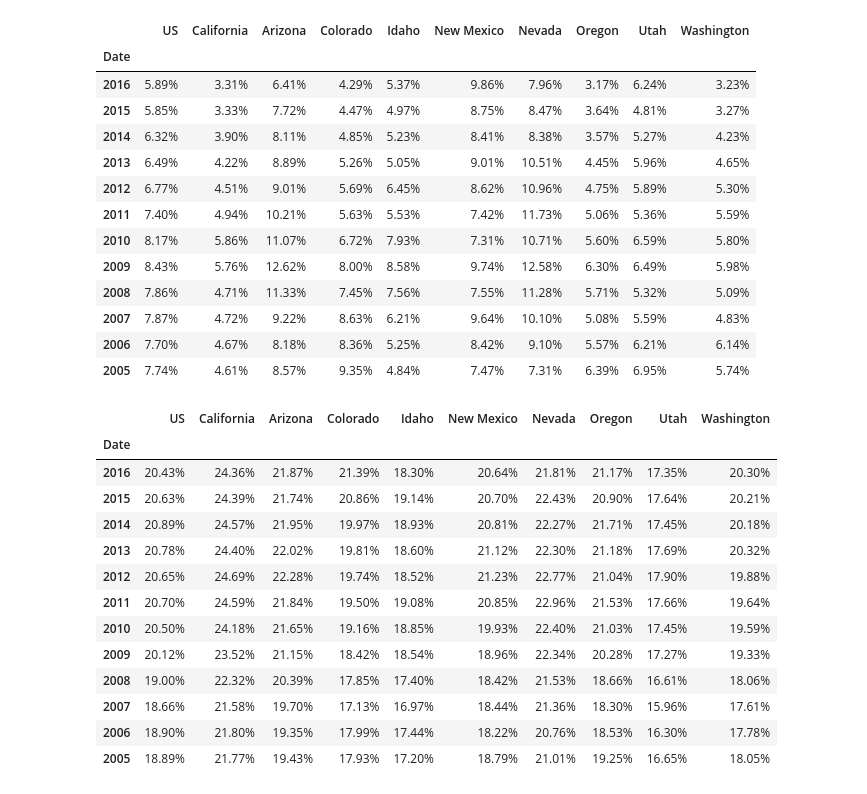
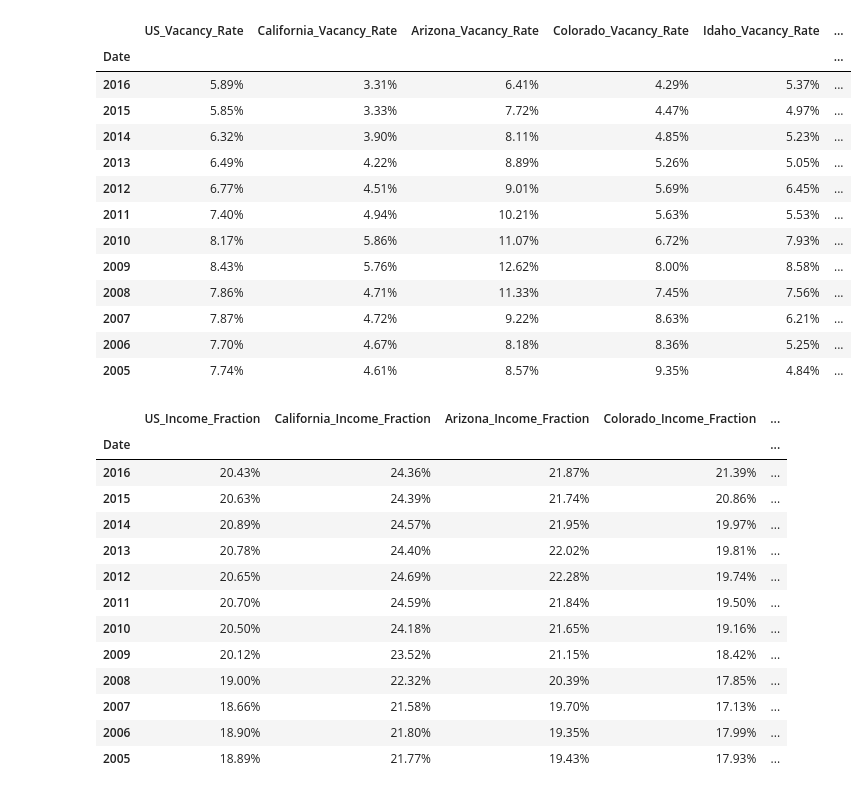
Before and after one commit to charlasu/california-quitters, a Jupyter notebook: code/Rental_Scrape.ipynb, the cells around one changed output. Drawn from its saved outputs; the diff is of its cells as text; code cells hidden in the pictures.

```diff
--- a/code/Rental_Scrape.ipynb
+++ b/code/Rental_Scrape.ipynb
@@ -66,27 +67,28 @@ for state in states:
 # %%
 #scrub the data frame and output to csv
 vacancy_df = pd.concat(vacancy_tables, sort=True)
 vacancy_df = vacancy_df.drop_duplicates()
 vacancy_df.columns = vacancy_df.loc['Date']
 vacancy_df = vacancy_df.transpose()
 vacancy_df = vacancy_df.drop(['Date'], axis=1)
-vacancy_df.to_csv('numbers_output/vacancy_rate.csv')
+vacancy_df.columns = vacancy_df.columns.str.replace(" ", "_")
+vacancy_df = vacancy_df.add_suffix("_Vacancy_Rate")
 vacancy_df
 # %% [output]
-|  | US | California | Arizona | Colorado | Idaho | New Mexico | Nevada | Oregon | Utah | Washington |
-| Date |  |  |  |  |  |  |  |  |  |  |
-| 2016 | 5.89% | 3.31% | 6.41% | 4.29% | 5.37% | 9.86% | 7.96% | 3.17% | 6.24% | 3.23% |
-| 2015 | 5.85% | 3.33% | 7.72% | 4.47% | 4.97% | 8.75% | 8.47% | 3.64% | 4.81% | 3.27% |
-| 2014 | 6.32% | 3.90% | 8.11% | 4.85% | 5.23% | 8.41% | 8.38% | 3.57% | 5.27% | 4.23% |
-| 2013 | 6.49% | 4.22% | 8.89% | 5.26% | 5.05% | 9.01% | 10.51% | 4.45% | 5.96% | 4.65% |
-| 2012 | 6.77% | 4.51% | 9.01% | 5.69% | 6.45% | 8.62% | 10.96% | 4.75% | 5.89% | 5.30% |
-| 2011 | 7.40% | 4.94% | 10.21% | 5.63% | 5.53% | 7.42% | 11.73% | 5.06% | 5.36% | 5.59% |
-| 2010 | 8.17% | 5.86% | 11.07% | 6.72% | 7.93% | 7.31% | 10.71% | 5.60% | 6.59% | 5.80% |
-| 2009 | 8.43% | 5.76% | 12.62% | 8.00% | 8.58% | 9.74% | 12.58% | 6.30% | 6.49% | 5.98% |
-| 2008 | 7.86% | 4.71% | 11.33% | 7.45% | 7.56% | 7.55% | 11.28% | 5.71% | 5.32% | 5.09% |
-| 2007 | 7.87% | 4.72% | 9.22% | 8.63% | 6.21% | 9.64% | 10.10% | 5.08% | 5.59% | 4.83% |
-| 2006 | 7.70% | 4.67% | 8.18% | 8.36% | 5.25% | 8.42% | 9.10% | 5.57% | 6.21% | 6.14% |
-| 2005 | 7.74% | 4.61% | 8.57% | 9.35% | 4.84% | 7.47% | 7.31% | 6.39% | 6.95% | 5.74% |
+|  | US_Vacancy_Rate | California_Vacancy_Rate | Arizona_Vacancy_Rate | Colorado_Vacancy_Rate | Idaho_Vacancy_Rate | ... |
+| Date |  |  |  |  |  | ... |
+| 2016 | 5.89% | 3.31% | 6.41% | 4.29% | 5.37% | ... |
+| 2015 | 5.85% | 3.33% | 7.72% | 4.47% | 4.97% | ... |
+| 2014 | 6.32% | 3.90% | 8.11% | 4.85% | 5.23% | ... |
+| 2013 | 6.49% | 4.22% | 8.89% | 5.26% | 5.05% | ... |
+| 2012 | 6.77% | 4.51% | 9.01% | 5.69% | 6.45% | ... |
+| 2011 | 7.40% | 4.94% | 10.21% | 5.63% | 5.53% | ... |
+| 2010 | 8.17% | 5.86% | 11.07% | 6.72% | 7.93% | ... |
+| 2009 | 8.43% | 5.76% | 12.62% | 8.00% | 8.58% | ... |
+| 2008 | 7.86% | 4.71% | 11.33% | 7.45% | 7.56% | ... |
+| 2007 | 7.87% | 4.72% | 9.22% | 8.63% | 6.21% | ... |
+| 2006 | 7.70% | 4.67% | 8.18% | 8.36% | 5.25% | ... |
+| 2005 | 7.74% | 4.61% | 8.57% | 9.35% | 4.84% | ... |
 # %%
 #intialize a list to store dataframes of rental vacancy rates
 fraction_tables = []
@@ -108,20 +110,21 @@ fraction_df = fraction_df.drop_duplicates()
 fraction_df.columns = fraction_df.loc['Date']
 fraction_df = fraction_df.transpose()
 fraction_df = fraction_df.drop(['Date'], axis=1)
-fraction_df.to_csv('numbers_output/income_fraction.csv')
+fraction_df.columns = fraction_df.columns.str.replace(" ", "_")
+fraction_df = fraction_df.add_suffix("_Income_Fraction")
 fraction_df
 # %% [output]
-|  | US | California | Arizona | Colorado | Idaho | New Mexico | Nevada | Oregon | Utah | Washington |
-| Date |  |  |  |  |  |  |  |  |  |  |
-| 2016 | 20.43% | 24.36% | 21.87% | 21.39% | 18.30% | 20.64% | 21.81% | 21.17% | 17.35% | 20.30% |
-| 2015 | 20.63% | 24.39% | 21.74% | 20.86% | 19.14% | 20.70% | 22.43% | 20.90% | 17.64% | 20.21% |
-| 2014 | 20.89% | 24.57% | 21.95% | 19.97% | 18.93% | 20.81% | 22.27% | 21.71% | 17.45% | 20.18% |
-| 2013 | 20.78% | 24.40% | 22.02% | 19.81% | 18.60% | 21.12% | 22.30% | 21.18% | 17.69% | 20.32% |
-| 2012 | 20.65% | 24.69% | 22.28% | 19.74% | 18.52% | 21.23% | 22.77% | 21.04% | 17.90% | 19.88% |
-| 2011 | 20.70% | 24.59% | 21.84% | 19.50% | 19.08% | 20.85% | 22.96% | 21.53% | 17.66% | 19.64% |
-| 2010 | 20.50% | 24.18% | 21.65% | 19.16% | 18.85% | 19.93% | 22.40% | 21.03% | 17.45% | 19.59% |
-| 2009 | 20.12% | 23.52% | 21.15% | 18.42% | 18.54% | 18.96% | 22.34% | 20.28% | 17.27% | 19.33% |
-| 2008 | 19.00% | 22.32% | 20.39% | 17.85% | 17.40% | 18.42% | 21.53% | 18.66% | 16.61% | 18.06% |
-| 2007 | 18.66% | 21.58% | 19.70% | 17.13% | 16.97% | 18.44% | 21.36% | 18.30% | 15.96% | 17.61% |
-| 2006 | 18.90% | 21.80% | 19.35% | 17.99% | 17.44% | 18.22% | 20.76% | 18.53% | 16.30% | 17.78% |
-| 2005 | 18.89% | 21.77% | 19.43% | 17.93% | 17.20% | 18.79% | 21.01% | 19.25% | 16.65% | 18.05% |
+|  | US_Income_Fraction | California_Income_Fraction | Arizona_Income_Fraction | Colorado_Income_Fraction | ... |
+| Date |  |  |  |  | ... |
+| 2016 | 20.43% | 24.36% | 21.87% | 21.39% | ... |
+| 2015 | 20.63% | 24.39% | 21.74% | 20.86% | ... |
+| 2014 | 20.89% | 24.57% | 21.95% | 19.97% | ... |
+| 2013 | 20.78% | 24.40% | 22.02% | 19.81% | ... |
+| 2012 | 20.65% | 24.69% | 22.28% | 19.74% | ... |
+| 2011 | 20.70% | 24.59% | 21.84% | 19.50% | ... |
+| 2010 | 20.50% | 24.18% | 21.65% | 19.16% | ... |
+| 2009 | 20.12% | 23.52% | 21.15% | 18.42% | ... |
+| 2008 | 19.00% | 22.32% | 20.39% | 17.85% | ... |
+| 2007 | 18.66% | 21.58% | 19.70% | 17.13% | ... |
+| 2006 | 18.90% | 21.80% | 19.35% | 17.99% | ... |
+| 2005 | 18.89% | 21.77% | 19.43% | 17.93% | ... |
```
Also changed, not shown: parts of 3 cells of this notebook, 5 other files.
